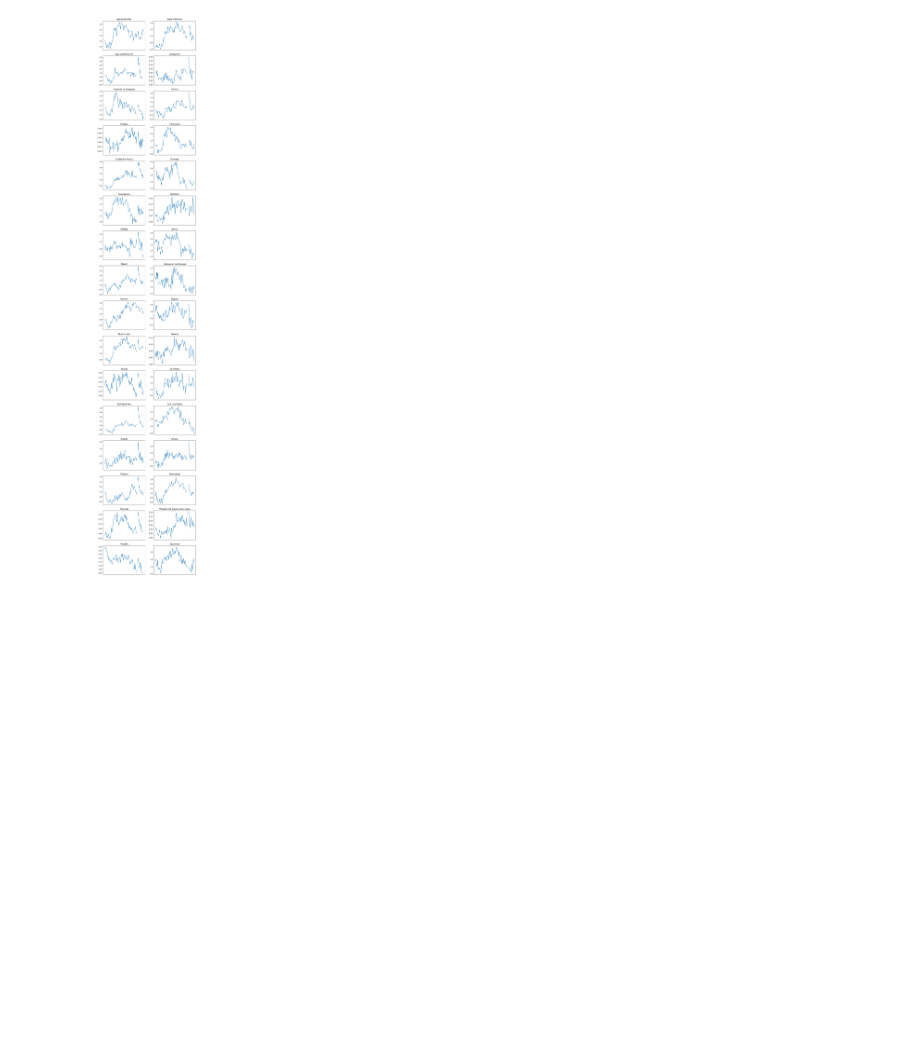
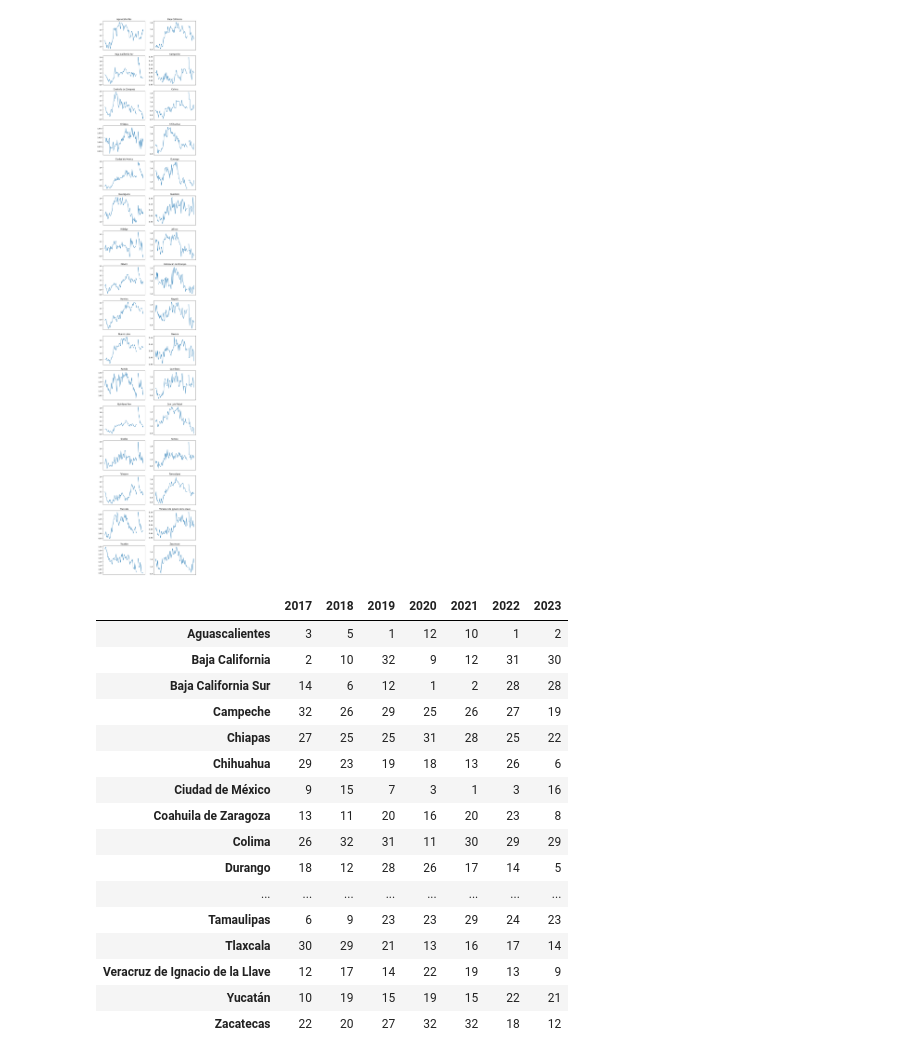
Before and after one commit to ChemmZz/poverty_project_wagon, a Jupyter notebook: notebooks/adrian.ipynb, the cells around one changed output. Cells and saved outputs as stored; diff of their text form; code cells hidden in the pictures; blank space fills up the shorter version.

Commit message:
Added new CSV; adapted notebook to new data

```diff
--- a/notebooks/adrian.ipynb
+++ b/notebooks/adrian.ipynb
@@ -23,0 +32,49 @@ for row in range(16):
+# %%
+def yearly_rankings(data, start_year=2005, end_year=2023):
+    """"THIS FUNCTION RETURNS A DATAFRAME WITH THE YEARLY RANKINGS OF POVERTY BY STATE (AVERAGED ILTP INDEX)
+    OVER A SELECTED RANGE OF YEARS (FIRST PLACE HAS HIGHEST POVERTY RATE, LAST PLACE HAS LOWEST.)"""
+    rank_df = None
+    years = [i for i in range(start_year, end_year + 1)]
+    df_start = (start_year - 2005) * 4
+    df_end = (start_year + end_year - 4010 + 1) * 4
+    if 2023 in years:
+        df_end = 72
+    start = df_start
+    for i in range((df_end - df_start) // 4):
+        end = start + 4
+        batch = df.iloc[start:end,:].mean().sort_values(ascending=False)
+        rank_series = pd.Series([i + 1 for i in range(len(batch))], index=batch.index).sort_index()
+        if rank_df is None:
+            rank_df = pd.DataFrame(rank_series).T
+        else:
+            rank_df.loc[i] = rank_series.to_dict().values()
+        start += 4
+        if end >= 72:
+            break
+    if 2023 in years:
+        batch_2023 = df.iloc[df_end,:].sort_values(ascending=False)
+        rank_2023 = pd.Series([i + 1 for i in range(len(batch_2023))], index=batch_2023.index).sort_index()
+        rank_df.loc[len(rank_df)] = rank_2023.to_dict().values()
+    rank_df.index = years
+    return rank_df
+
+
+#To transpose the returned table: yearly_rankings(...).T
+# %% [output]
+|  | 2017 | 2018 | 2019 | 2020 | 2021 | 2022 | 2023 |
+| Aguascalientes | 3 | 5 | 1 | 12 | 10 | 1 | 2 |
+| Baja California | 2 | 10 | 32 | 9 | 12 | 31 | 30 |
+| Baja California Sur | 14 | 6 | 12 | 1 | 2 | 28 | 28 |
+| Campeche | 32 | 26 | 29 | 25 | 26 | 27 | 19 |
+| Chiapas | 27 | 25 | 25 | 31 | 28 | 25 | 22 |
+| Chihuahua | 29 | 23 | 19 | 18 | 13 | 26 | 6 |
+| Ciudad de México | 9 | 15 | 7 | 3 | 1 | 3 | 16 |
+| Coahuila de Zaragoza | 13 | 11 | 20 | 16 | 20 | 23 | 8 |
+| Colima | 26 | 32 | 31 | 11 | 30 | 29 | 29 |
+| Durango | 18 | 12 | 28 | 26 | 17 | 14 | 5 |
+| ... | ... | ... | ... | ... | ... | ... | ... |
+| Tamaulipas | 6 | 9 | 23 | 23 | 29 | 24 | 23 |
+| Tlaxcala | 30 | 29 | 21 | 13 | 16 | 17 | 14 |
+| Veracruz de Ignacio de la Llave | 12 | 17 | 14 | 22 | 19 | 13 | 9 |
+| Yucatán | 10 | 19 | 15 | 19 | 15 | 22 | 21 |
+| Zacatecas | 22 | 20 | 27 | 32 | 32 | 18 | 12 |
```
Also changed, not shown: parts of 1 cell of this notebook, 1 other file.
